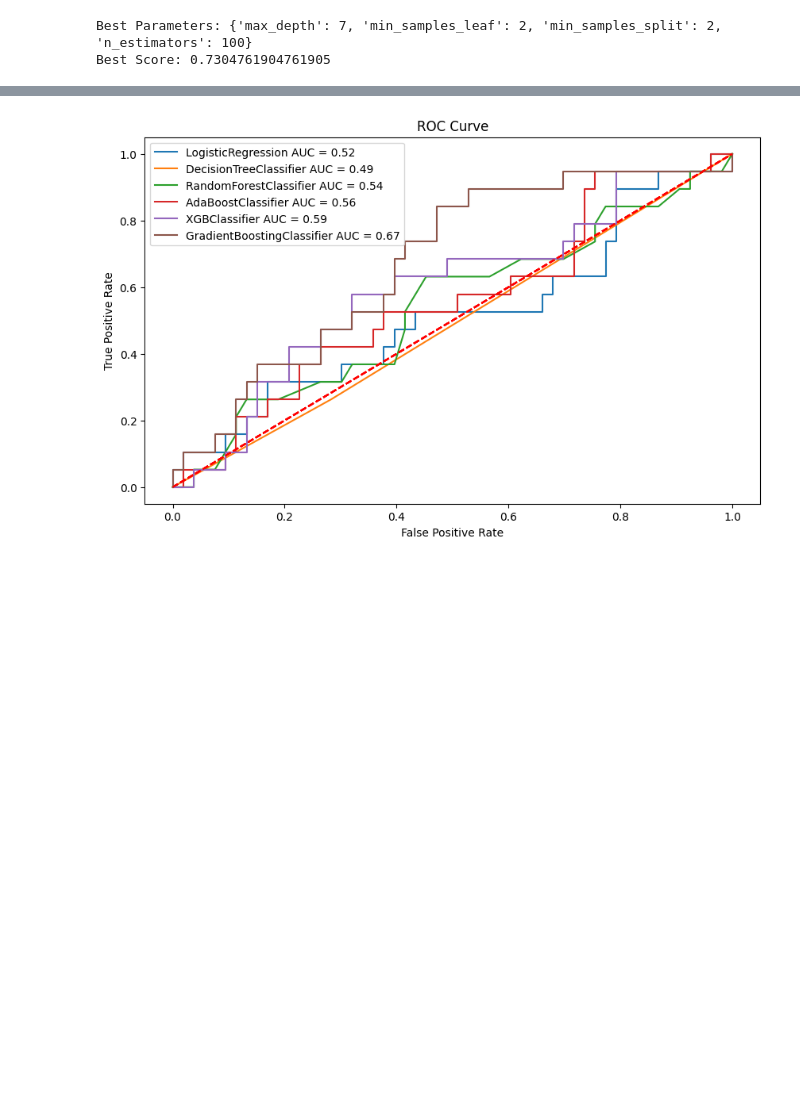
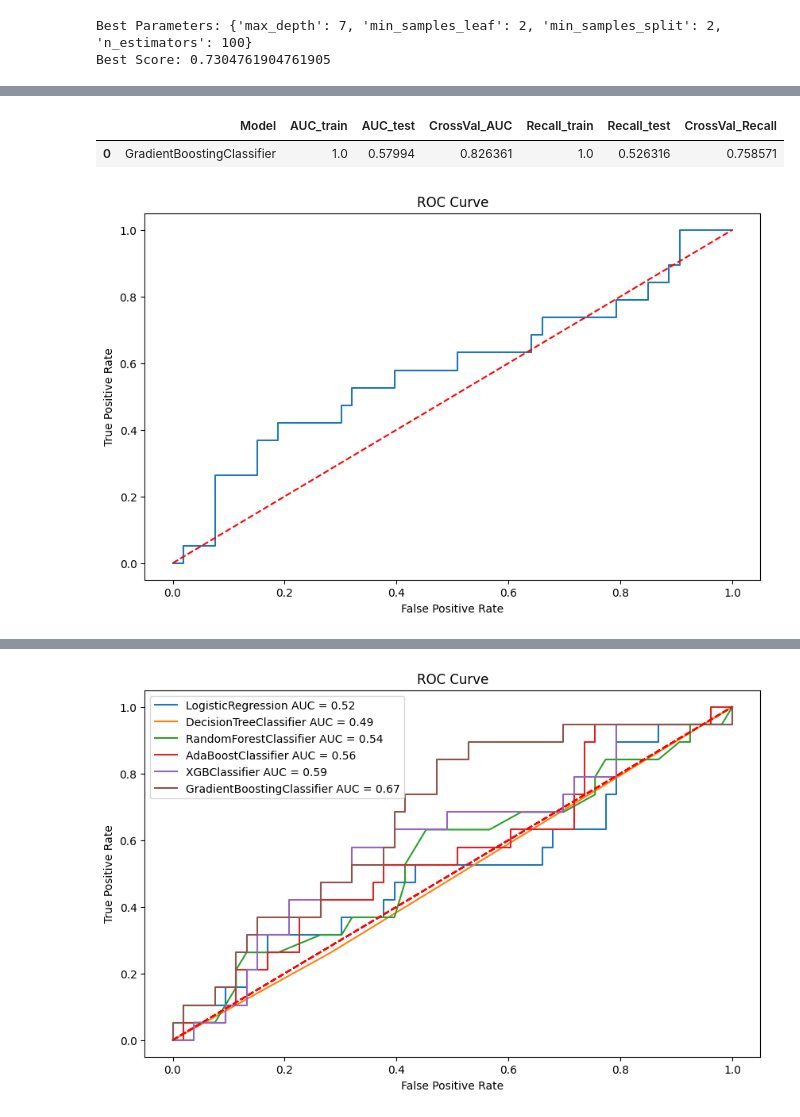
Before and after one commit to azaryasph/Improving-Employee-Retention-By-Predicting-Employee-Attrition-Using-Machine-Learning, a Jupyter notebook: notebook/predict_employee_attrition.ipynb, the cells around one changed output, grey strips where cells are left out. Saved outputs shown, nothing was run; the diff lists cells and outputs as text; code cells hidden in the pictures; blank space fills up the shorter version.

```diff
--- a/notebook/predict_employee_attrition.ipynb
+++ b/notebook/predict_employee_attrition.ipynb
@@ -1639,0 +1669,13 @@ score
+# %%
+gb_tuned = GradientBoostingClassifier(**best_params_gb, random_state=103)
+
+score_gbtuned = train_eval_model(gb_tuned, X_train_new, y_train_over, X_test_new, y_test, 0.35)
+
+display(score_gbtuned)
+
+fig, ax = plt.subplots(figsize=(10, 6))
+plot_roc_curve(gb_tuned, X_train_new, y_train_over, X_test_new, y_test, ax)
+# %% [output]
+|  | Model | AUC_train | AUC_test | CrossVal_AUC | Recall_train | Recall_test | CrossVal_Recall |
+| 0 | GradientBoostingClassifier | 1.0 | 0.57994 | 0.826361 | 1.0 | 0.526316 | 0.758571 |
+[figure, added]
```
Also changed, not shown: parts of 8 cells of this notebook.
